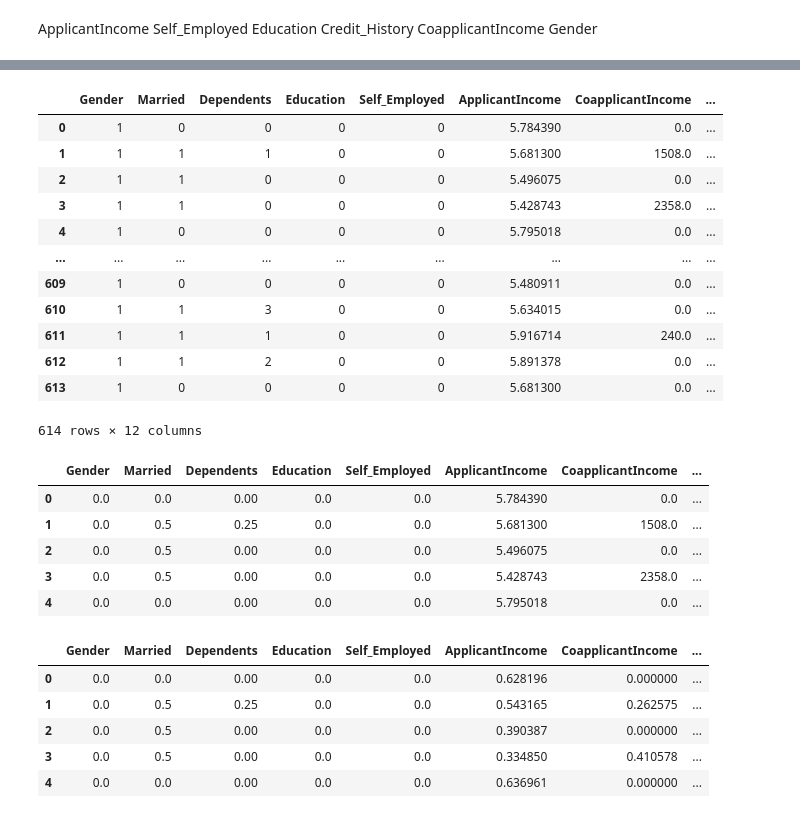
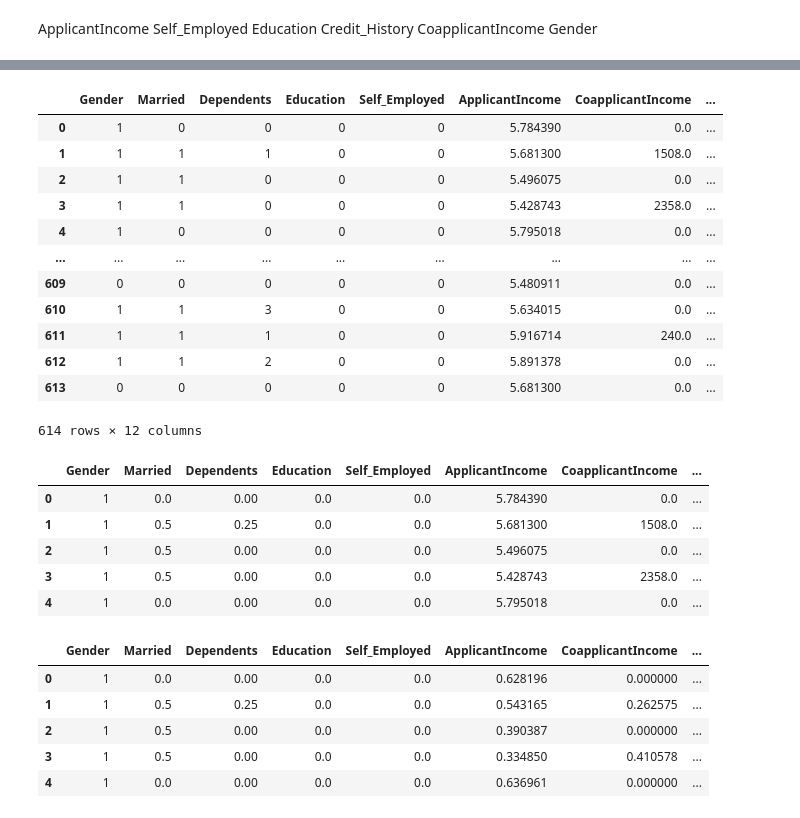
Before and after one commit to lucy-kevin/loan-prediction-data, a Jupyter notebook: loan_prediction.ipynb, the cells around one changed output, grey strips where cells are left out. Saved outputs shown, nothing was run; the diff lists cells and outputs as text; code cells hidden in the pictures.

```diff
--- a/loan_prediction.ipynb
+++ b/loan_prediction.ipynb
@@ -444,7 +451,7 @@ df_with_outlier = ["ApplicantIncome",
 ,"Education"
 ,"Credit_History",
 "CoapplicantIncome"
-,"Gender"
+
 ]
 # %%
 plt.figure(figsize=(10, 6))
@@ -503,14 +517,14 @@ df_copy1
 | 3 | 1 | 1 | 0 | 0 | 0 | 5.428743 | 2358.0 | ... |
 | 4 | 1 | 0 | 0 | 0 | 0 | 5.795018 | 0.0 | ... |
 | ... | ... | ... | ... | ... | ... | ... | ... | ... |
-| 609 | 1 | 0 | 0 | 0 | 0 | 5.480911 | 0.0 | ... |
+| 609 | 0 | 0 | 0 | 0 | 0 | 5.480911 | 0.0 | ... |
 | 610 | 1 | 1 | 3 | 0 | 0 | 5.634015 | 0.0 | ... |
 | 611 | 1 | 1 | 1 | 0 | 0 | 5.916714 | 240.0 | ... |
 | 612 | 1 | 1 | 2 | 0 | 0 | 5.891378 | 0.0 | ... |
-| 613 | 1 | 0 | 0 | 0 | 0 | 5.681300 | 0.0 | ... |
+| 613 | 0 | 0 | 0 | 0 | 0 | 5.681300 | 0.0 | ... |
 614 rows × 12 columns
 # %%
-df_num = df_copy1[['Gender', 'Married', 'Dependents','Education','Self_Employed', 'Credit_History','Property_Area','Loan_Status']]
+df_num = df_copy1[[ 'Married', 'Dependents','Education','Self_Employed', 'Credit_History','Property_Area']]
 df_cat= df_copy1[['ApplicantIncome', 'CoapplicantIncome','LoanAmount','Loan_Amount_Term']]
 # %%
 from sklearn.preprocessing import MinMaxScaler
@@ -519,20 +533,20 @@ df_copy1[df_num.columns] =scaler.fit_transform(df_copy1[df_num.columns])
 df_copy1.head()
 # %% [output]
 |  | Gender | Married | Dependents | Education | Self_Employed | ApplicantIncome | CoapplicantIncome | ... |
-| 0 | 0.0 | 0.0 | 0.00 | 0.0 | 0.0 | 5.784390 | 0.0 | ... |
-| 1 | 0.0 | 0.5 | 0.25 | 0.0 | 0.0 | 5.681300 | 1508.0 | ... |
-| 2 | 0.0 | 0.5 | 0.00 | 0.0 | 0.0 | 5.496075 | 0.0 | ... |
-| 3 | 0.0 | 0.5 | 0.00 | 0.0 | 0.0 | 5.428743 | 2358.0 | ... |
-| 4 | 0.0 | 0.0 | 0.00 | 0.0 | 0.0 | 5.795018 | 0.0 | ... |
+| 0 | 1 | 0.0 | 0.00 | 0.0 | 0.0 | 5.784390 | 0.0 | ... |
+| 1 | 1 | 0.5 | 0.25 | 0.0 | 0.0 | 5.681300 | 1508.0 | ... |
+| 2 | 1 | 0.5 | 0.00 | 0.0 | 0.0 | 5.496075 | 0.0 | ... |
+| 3 | 1 | 0.5 | 0.00 | 0.0 | 0.0 | 5.428743 | 2358.0 | ... |
+| 4 | 1 | 0.0 | 0.00 | 0.0 | 0.0 | 5.795018 | 0.0 | ... |
 # %%
 from sklearn.preprocessing import StandardScaler
-scaler = M()
+scaler = MinMaxScaler()
 df_copy1[df_cat.columns] =scaler.fit_transform(df_copy1[df_cat.columns])
 df_copy1.head()
 # %% [output]
 |  | Gender | Married | Dependents | Education | Self_Employed | ApplicantIncome | CoapplicantIncome | ... |
-| 0 | 0.0 | 0.0 | 0.00 | 0.0 | 0.0 | 0.628196 | 0.000000 | ... |
-| 1 | 0.0 | 0.5 | 0.25 | 0.0 | 0.0 | 0.543165 | 0.262575 | ... |
-| 2 | 0.0 | 0.5 | 0.00 | 0.0 | 0.0 | 0.390387 | 0.000000 | ... |
-| 3 | 0.0 | 0.5 | 0.00 | 0.0 | 0.0 | 0.334850 | 0.410578 | ... |
-| 4 | 0.0 | 0.0 | 0.00 | 0.0 | 0.0 | 0.636961 | 0.000000 | ... |
+| 0 | 1 | 0.0 | 0.00 | 0.0 | 0.0 | 0.628196 | 0.000000 | ... |
+| 1 | 1 | 0.5 | 0.25 | 0.0 | 0.0 | 0.543165 | 0.262575 | ... |
+| 2 | 1 | 0.5 | 0.00 | 0.0 | 0.0 | 0.390387 | 0.000000 | ... |
+| 3 | 1 | 0.5 | 0.00 | 0.0 | 0.0 | 0.334850 | 0.410578 | ... |
+| 4 | 1 | 0.0 | 0.00 | 0.0 | 0.0 | 0.636961 | 0.000000 | ... |
```
Also changed, not shown: parts of 27 cells of this notebook.
